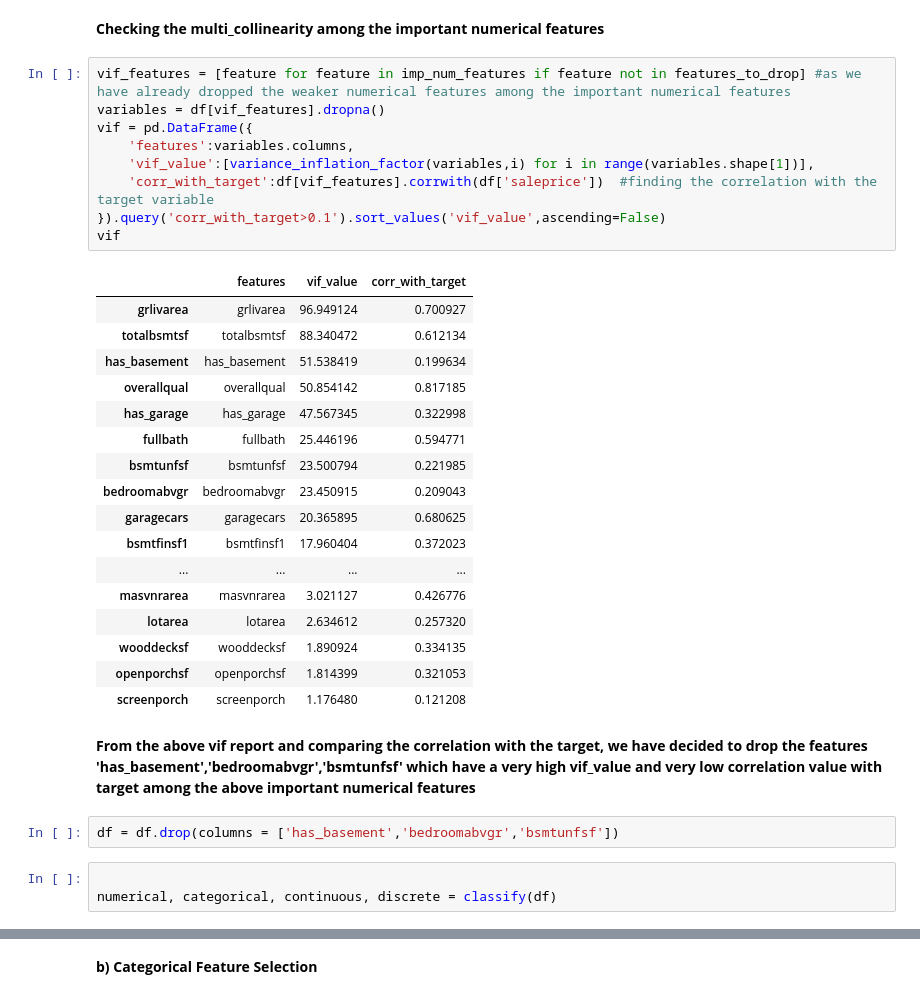
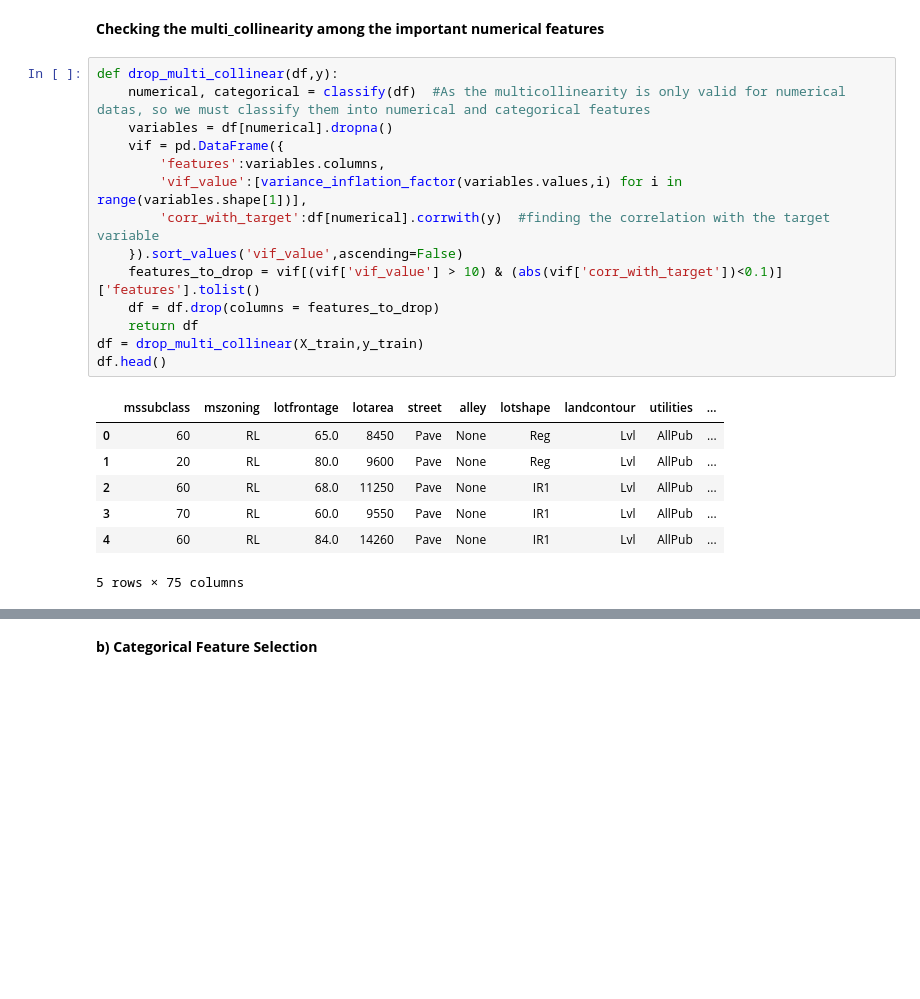
Before and after one commit to AsokTamang/houseprice_predictor, a Jupyter notebook: notebook/model_training.ipynb, the cells around one changed output, grey strips where cells are left out. Cells and saved outputs as stored; diff of their text form; blank space fills up the shorter version.

Commit message:
numerical features selected through multi_collinearity

```diff
--- a/notebook/model_training.ipynb
+++ b/notebook/model_training.ipynb
@@ -345,36 +342,24 @@ features after dropping the weaker numerical feature from the pair which are hig
 # %% [markdown]
 **Checking the multi_collinearity among the important numerical features**
 # %%
-vif_features = [feature for feature in imp_num_features if feature not in features_to_drop] #as we have already dropped the weaker numerical features among the important numerical features
-variables = df[vif_features].dropna()
-vif = pd.DataFrame({
-    'features':variables.columns,
-    'vif_value':[variance_inflation_factor(variables,i) for i in range(variables.shape[1])],
-    'corr_with_target':df[vif_features].corrwith(df['saleprice'])  #finding the correlation with the target variable
-}).query('corr_with_target>0.1').sort_values('vif_value',ascending=False)
-vif
+def drop_multi_collinear(df,y):
+    numerical, categorical = classify(df)  #As the multicollinearity is only valid for numerical datas, so we must classify them into numerical and categorical features
+    variables = df[numerical].dropna()
+    vif = pd.DataFrame({
+        'features':variables.columns,
+        'vif_value':[variance_inflation_factor(variables.values,i) for i in range(variables.shape[1])],
+        'corr_with_target':df[numerical].corrwith(y)  #finding the correlation with the target variable
+    }).sort_values('vif_value',ascending=False)
+    features_to_drop = vif[(vif['vif_value'] > 10) & (abs(vif['corr_with_target'])<0.1)]['features'].tolist()
+    df = df.drop(columns = features_to_drop)
+    return df
+df = drop_multi_collinear(X_train,y_train)
+df.head()
 # %% [output]
-|  | features | vif_value | corr_with_target |
-| grlivarea | grlivarea | 96.949124 | 0.700927 |
-| totalbsmtsf | totalbsmtsf | 88.340472 | 0.612134 |
-| has_basement | has_basement | 51.538419 | 0.199634 |
-| overallqual | overallqual | 50.854142 | 0.817185 |
-| has_garage | has_garage | 47.567345 | 0.322998 |
-| fullbath | fullbath | 25.446196 | 0.594771 |
-| bsmtunfsf | bsmtunfsf | 23.500794 | 0.221985 |
-| bedroomabvgr | bedroomabvgr | 23.450915 | 0.209043 |
-| garagecars | garagecars | 20.365895 | 0.680625 |
-| bsmtfinsf1 | bsmtfinsf1 | 17.960404 | 0.372023 |
-| ... | ... | ... | ... |
-| masvnrarea | masvnrarea | 3.021127 | 0.426776 |
-| lotarea | lotarea | 2.634612 | 0.257320 |
-| wooddecksf | wooddecksf | 1.890924 | 0.334135 |
-| openporchsf | openporchsf | 1.814399 | 0.321053 |
-| screenporch | screenporch | 1.176480 | 0.121208 |
+|  | mssubclass | mszoning | lotfrontage | lotarea | street | alley | lotshape | landcontour | utilities | ... |
+| 0 | 60 | RL | 65.0 | 8450 | Pave | None | Reg | Lvl | AllPub | ... |
+| 1 | 20 | RL | 80.0 | 9600 | Pave | None | Reg | Lvl | AllPub | ... |
+| 2 | 60 | RL | 68.0 | 11250 | Pave | None | IR1 | Lvl | AllPub | ... |
+| 3 | 70 | RL | 60.0 | 9550 | Pave | None | IR1 | Lvl | AllPub | ... |
+| 4 | 60 | RL | 84.0 | 14260 | Pave | None | IR1 | Lvl | AllPub | ... |
+5 rows × 75 columns
-# %% [markdown]
-**From the above vif report and comparing the correlation with the target, we have decided to drop the features 'has_basement','bedroomabvgr','bsmtunfsf' which have a very high vif_value and very low correlation value with target among the above important numerical features**
-# %%
-df = df.drop(columns = ['has_basement','bedroomabvgr','bsmtunfsf'])
-# %%
-
-numerical, categorical, continuous, discrete = classify(df)
```
Also changed, not shown: parts of 2 cells of this notebook.
